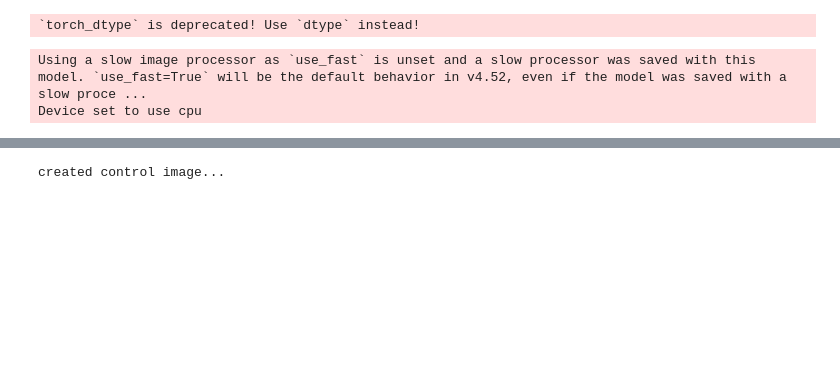
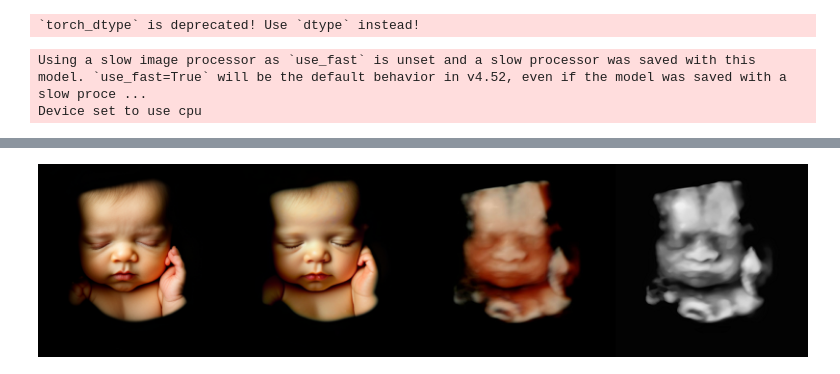
Before and after one commit to josho-luna/3dUltraInferless, a Jupyter notebook: sandbox.ipynb, the cells around one changed output, grey strips where cells are left out. Cells and saved outputs as stored; diff of their text form; code cells hidden in the pictures; blank space fills up the shorter version.

```diff
--- a/sandbox.ipynb
+++ b/sandbox.ipynb
@@ -61,11 +91,11 @@ def encode_base64(image: Image.Image, image_format: str = "PNG") -> str:
 
 def normalize_depth(depth: np.ndarray, clip_percentiles=(1,99), invert=False):
     lo, hi = np.percentile(depth, clip_percentiles)
-    d = np.clip(depth, lo, hi)
-    d = (d - d.min()) / (d.max() - d.min() + 1e-8)
+    depth = np.clip(depth, lo, hi)
+    depth = (depth - depth.min()) / (depth.max() - depth.min() + 1e-8)
     if invert:
-        d = 1.0 - d
-    return d
+        depth = 1.0 - depth
+    return depth
 
 def depth_to_uint8_rgb(depth: np.ndarray, invert=False):
     d = normalize_depth(depth, invert=invert)
@@ -175,4 +280,17 @@ def before_after(url):
+# %%
+negative_prompt =  "Text, hair, clay or plastic skin, CGI, doll-like, uncanny, deformed or asymmetrical facial features, " \
+    "extra fingers or limbs, multiple faces, open eyes, teeth, adult traits, stubble, "
+
+b =    "heavy makeup, jewelry, medical equipment, umbilical cord, placenta, " \
+"occluded face, hands covering face, harsh shadows, blown highlights, " \
+"over-sharpening halos, banding, text, watermark, logo, low-res, blurry, " \
+"oversaturated, cartoon, painting, anime"
+
+enhanced = refiner(prompt = prompt,
+                   negative_prompt=negative_prompt,
+                   image = img_after
+                   )
 # %%
-before_after("https://raw.githubusercontent.com/josho201/3dUltra/refs/heads/main/imgs/test2.png")
+make_image_grid([enhanced['images'][0], img_after, img, control],1,4)
 # %% [output]
-created control image...
+[figure, added]
```
Also changed, not shown: parts of 8 cells of this notebook, 1 other file.
